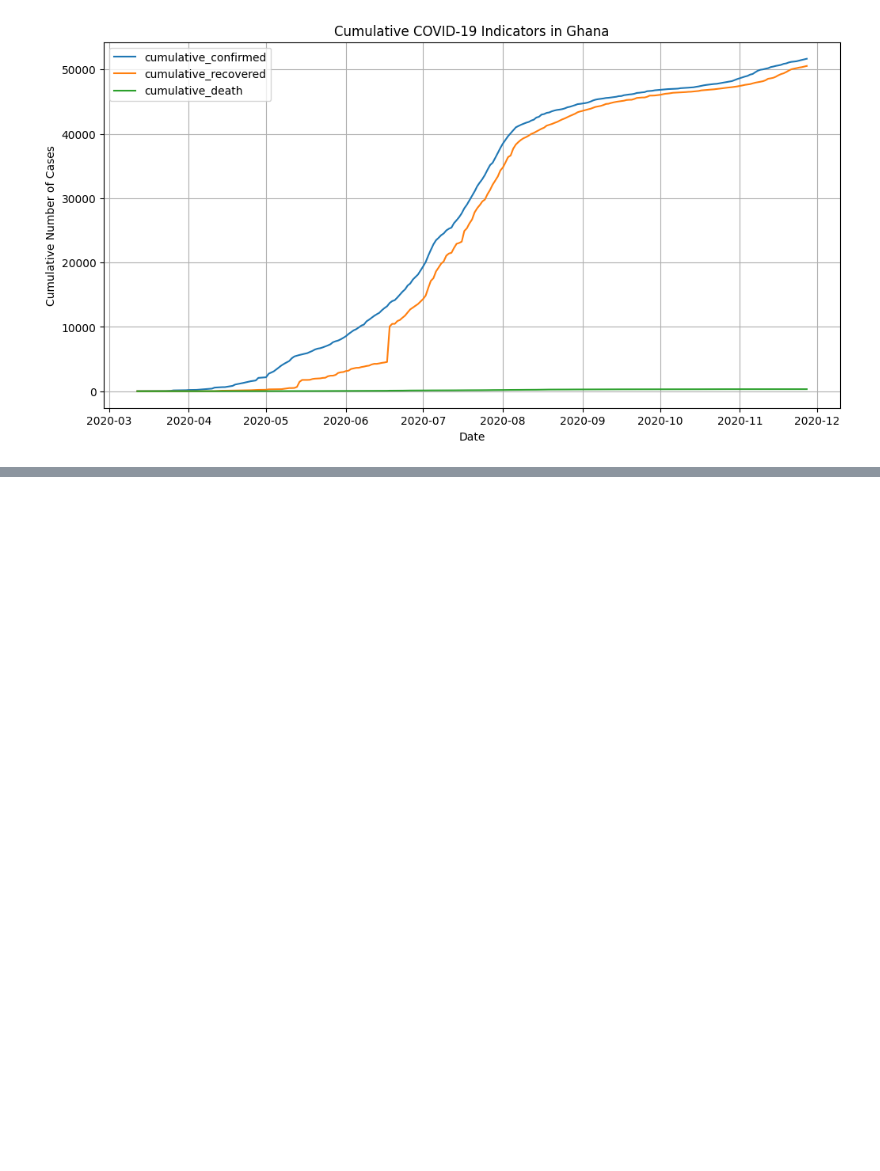
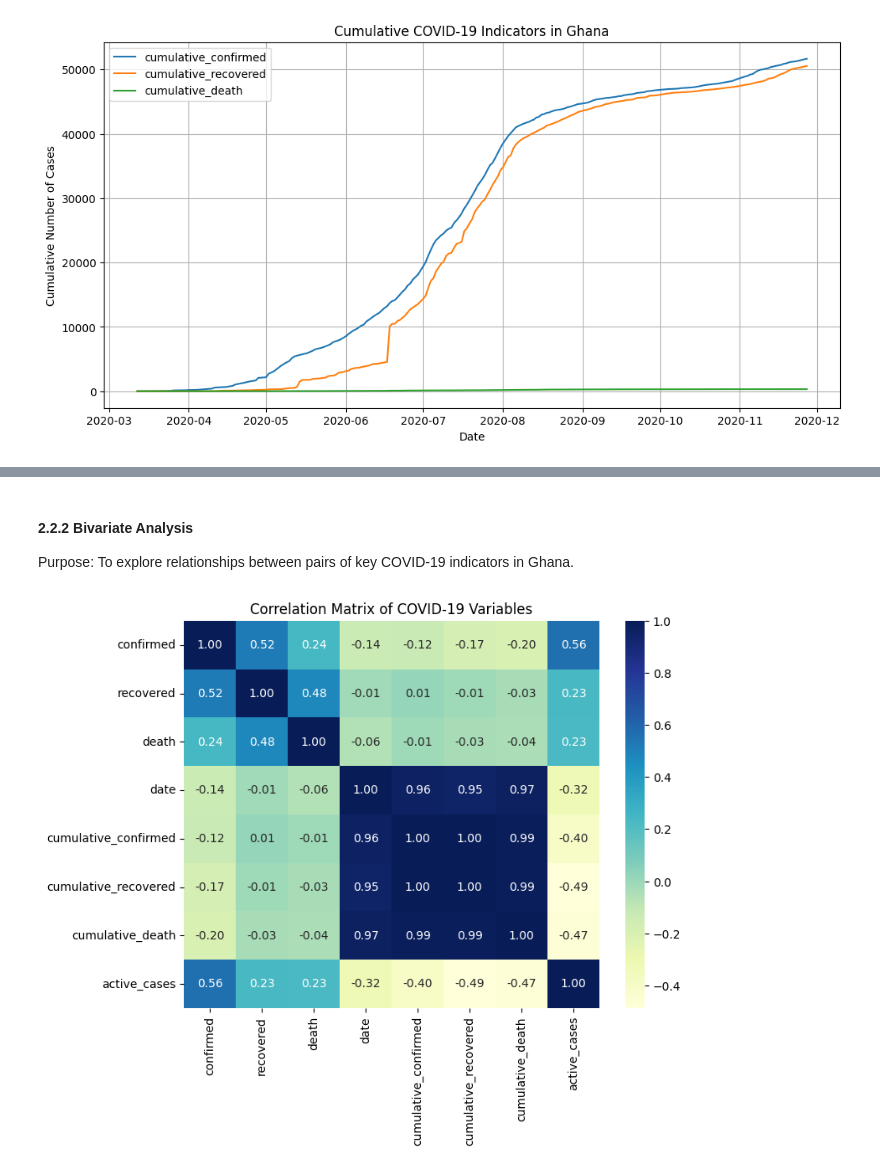
Before and after one commit to aquashie14/COVID-19-Analysis, a Jupyter notebook: Notebooks/CoviD_19.ipynb, the cells around one changed output, grey strips where cells are left out. Drawn from its saved outputs; the diff is of its cells as text; code cells hidden in the pictures; blank space fills up the shorter version.

```diff
--- a/Notebooks/CoviD_19.ipynb
+++ b/Notebooks/CoviD_19.ipynb
@@ -256,0 +271,10 @@ Comments:
+# %% [markdown]
+#### 2.2.2 Bivariate Analysis
+Purpose: To explore relationships between pairs of key COVID-19 indicators in Ghana.
+# %%
+plt.figure(figsize=(8,6))
+sns.heatmap(covid_data.corr(), annot=True, cmap='YlGnBu', fmt='.2f')
+plt.title('Correlation Matrix of COVID-19 Variables')
+plt.savefig('../Images/Covid19_Correlation_Matrix.png')
+# %% [output]
+[figure, added]
```
Also changed, not shown: parts of 10 cells of this notebook, 2 other files.
